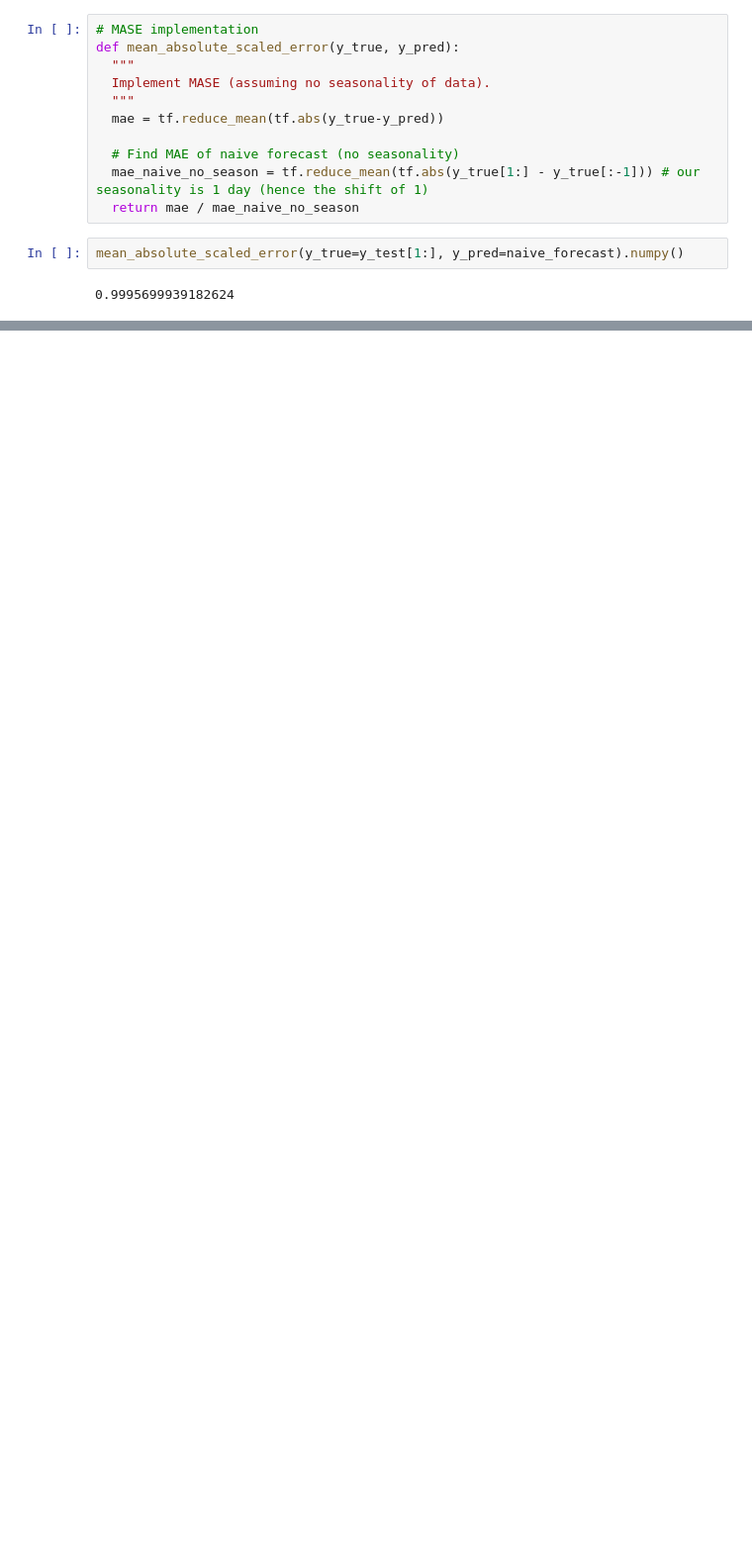
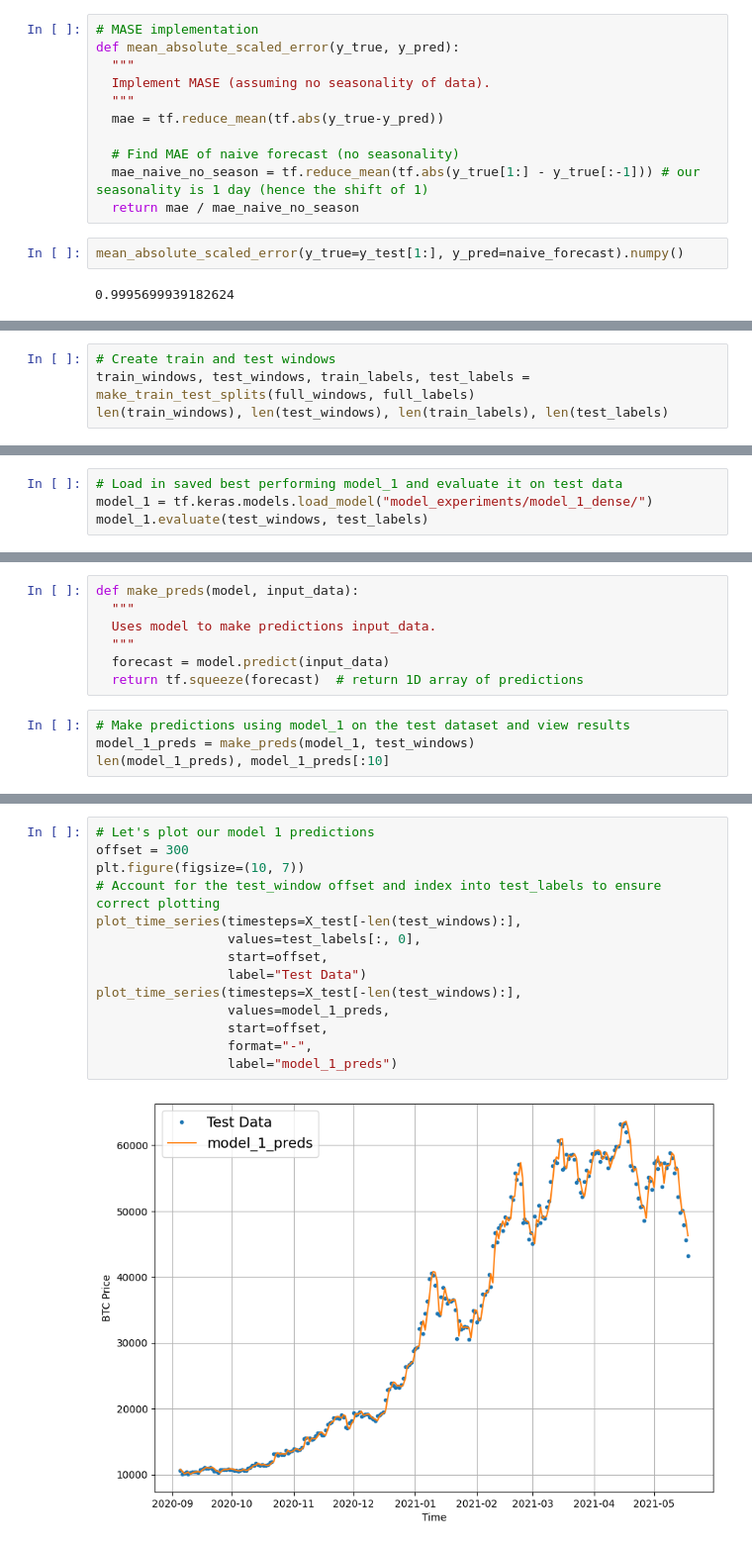
Before and after one commit to Rayden98/time_series_forecasting_with_tensorflow, a Jupyter notebook: 10_time_series_forecasting_with_tensorflow.ipynb, the cells around one changed output, grey strips where cells are left out. Shown at 99% size. Cells and saved outputs as stored; diff of their text form; blank space fills up the shorter version.

```diff
--- a/10_time_series_forecasting_with_tensorflow.ipynb
+++ b/10_time_series_forecasting_with_tensorflow.ipynb
@@ -354,0 +562,4 @@ mean_absolute_scaled_error(y_true=y_test[1:], y_pred=naive_forecast).numpy()
+# %%
+# Create train and test windows
+train_windows, test_windows, train_labels, test_labels = make_train_test_splits(full_windows, full_labels)
+len(train_windows), len(test_windows), len(train_labels), len(test_labels)
@@ -354,0 +719,4 @@ mean_absolute_scaled_error(y_true=y_test[1:], y_pred=naive_forecast).numpy()
+# %%
+# Load in saved best performing model_1 and evaluate it on test data
+model_1 = tf.keras.models.load_model("model_experiments/model_1_dense/")
+model_1.evaluate(test_windows, test_labels)
@@ -354,0 +743,11 @@ mean_absolute_scaled_error(y_true=y_test[1:], y_pred=naive_forecast).numpy()
+# %%
+def make_preds(model, input_data):
+  """
+  Uses model to make predictions input_data.
+  """
+  forecast = model.predict(input_data)
+  return tf.squeeze(forecast)  # return 1D array of predictions
+# %%
+# Make predictions using model_1 on the test dataset and view results
+model_1_preds = make_preds(model_1, test_windows)
+len(model_1_preds), model_1_preds[:10]
@@ -354,0 +779,16 @@ mean_absolute_scaled_error(y_true=y_test[1:], y_pred=naive_forecast).numpy()
+# %%
+# Let's plot our model 1 predictions
+offset = 300
+plt.figure(figsize=(10, 7))
+# Account for the test_window offset and index into test_labels to ensure correct plotting
+plot_time_series(timesteps=X_test[-len(test_windows):],
+                 values=test_labels[:, 0],
+                 start=offset,
+                 label="Test Data")
+plot_time_series(timesteps=X_test[-len(test_windows):],
+                 values=model_1_preds,
+                 start=offset,
+                 format="-",
+                 label="model_1_preds")
+# %% [output]
+[figure, added]
```
Also changed, not shown: parts of 94 cells of this notebook.
